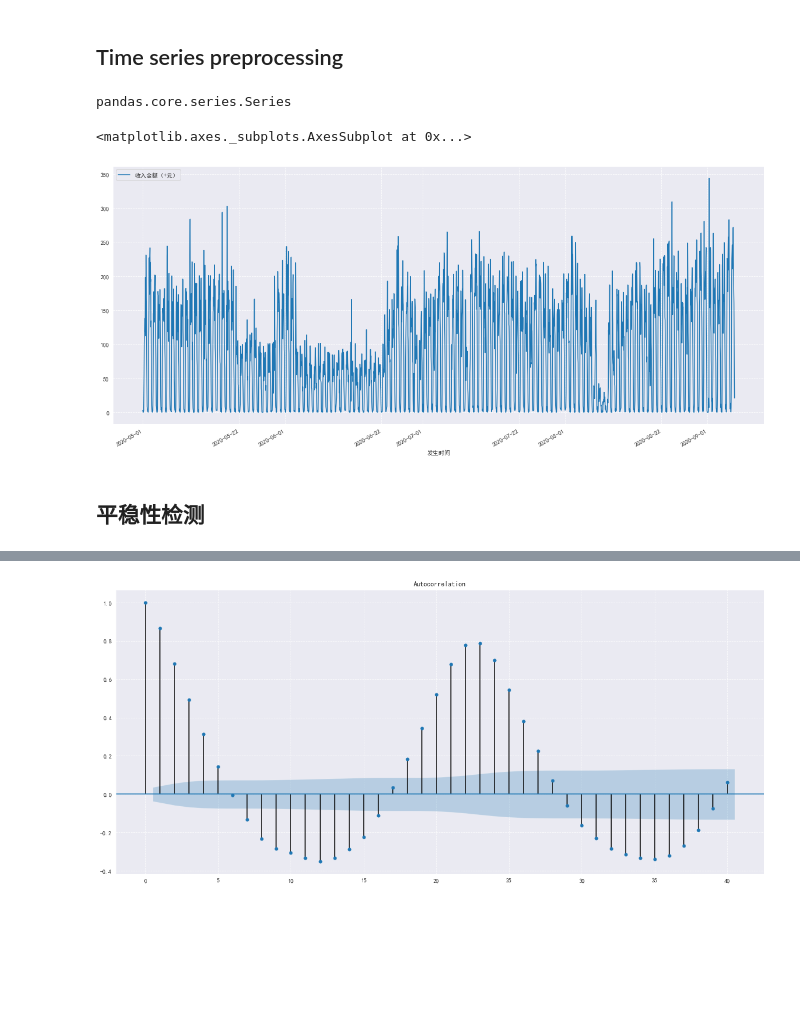
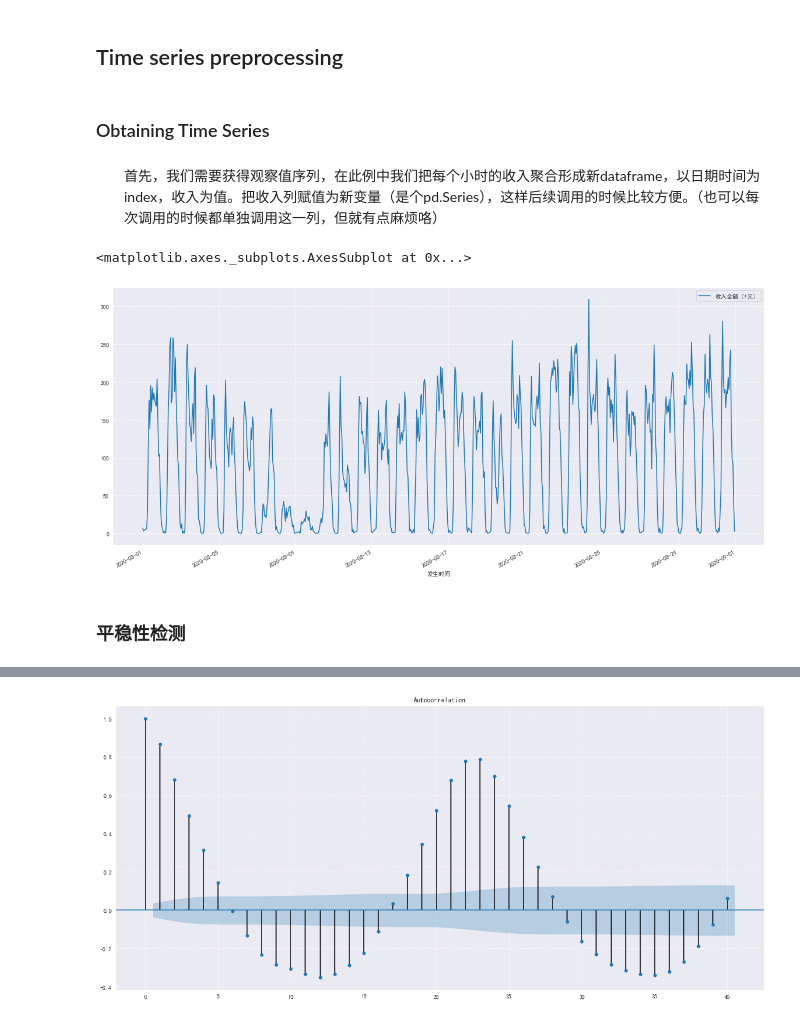
Before and after one commit to rollingeddoe/pcidata_public_transportation, a Jupyter notebook: time_series_analysis.ipynb, the cells around one changed output, grey strips where cells are left out. Drawn from its saved outputs; the diff is of its cells as text; code cells hidden in the pictures; blank space fills up the shorter version.

```diff
--- a/time_series_analysis.ipynb
+++ b/time_series_analysis.ipynb
@@ -63,3 +87,18 @@ ts = df
 # %% [markdown]
 ## Time series preprocessing
+# %% [markdown]
+### Obtaining Time Series
+# %% [markdown]
+<ul>首先，我们需要获得观察值序列，在此例中我们把每个小时的收入聚合形成新dataframe，以日期时间为index，收入为值。把收入列赋值为新变量（是个pd.Series），这样后续调用的时候比较方便。（也可以每次调用的时候都单独调用这一列，但就有点麻烦咯）
+# %%
+df = data_bus[['发生时间', '收入金额（+元）']]
+df['发生时间'] = [dt.datetime.strptime(x.strftime(
+    '%Y-%m-%d:%H'), '%Y-%m-%d:%H') for x in df['发生时间']]  # 转换时间格式，方便后面聚合
+df = df.pivot_table(index='发生时间', aggfunc='sum')  # 聚合
+# %%
+#先看看序列长什么样
+df['2020-08'].plot(figsize=(20,9))
+# %% [output]
+<matplotlib.axes._subplots.AxesSubplot at 0x...>
+[figure, added]
 # %%
@@ -67,5 +107 @@ ts2 = ts['收入金额（+元）']
-# %%
-type(ts2)
-# %% [output]
-pandas.core.series.Series
 # %%
@@ -74,10 +111,5 @@ import matplotlib.pyplot as plt
 import statsmodels.api as sm
 from statsmodels.graphics.api import qqplot
 from statsmodels.tsa.stattools import adfuller
-# %%
-ts.plot(figsize=(20,9))
-# %% [output]
-<matplotlib.axes._subplots.AxesSubplot at 0x...>
-[figure, removed]
 # %% [markdown]
-## 平稳性检测
+### 平稳性检测
```
Also changed, not shown: parts of 48 cells of this notebook.
